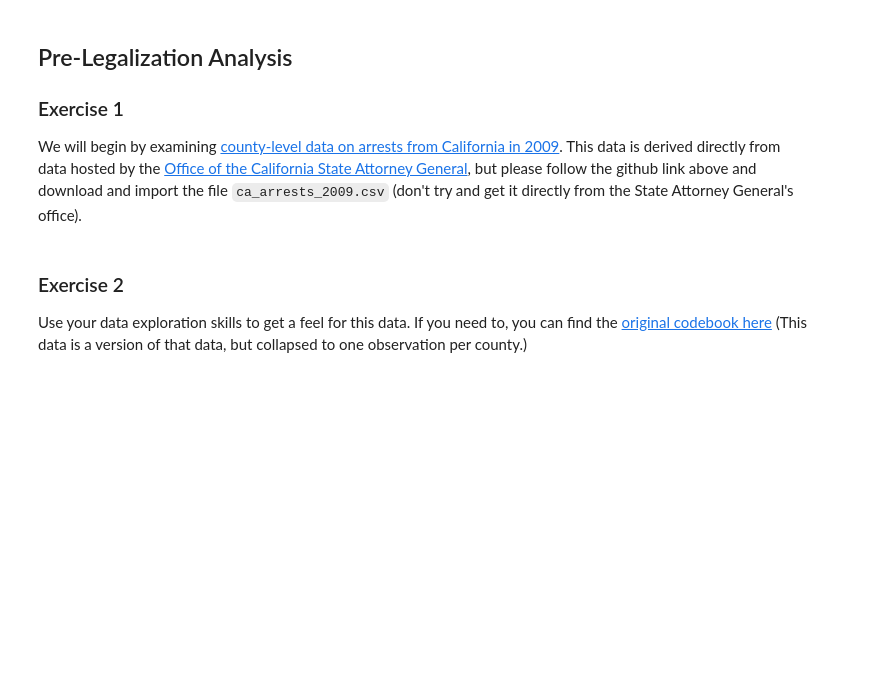
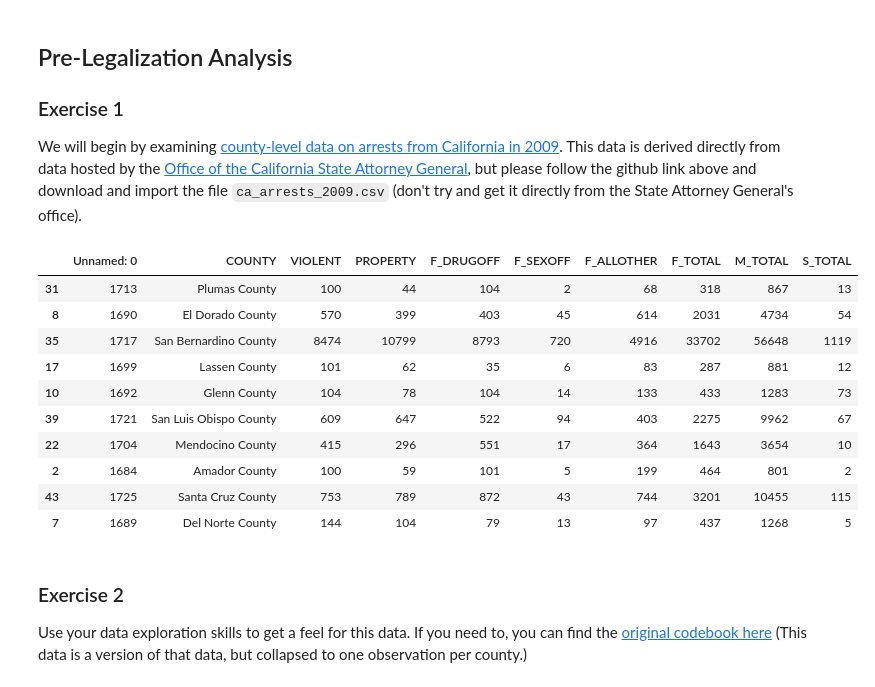
Before and after one commit to TeaTafaj/Merging-PDS, a Jupyter notebook: exercise_merging.ipynb, the cells around one changed output. Saved outputs shown, nothing was run; the diff lists cells and outputs as text; code cells hidden in the pictures; blank space fills up the shorter version.

```diff
--- a/exercise_merging.ipynb
+++ b/exercise_merging.ipynb
@@ -46,11 +46,26 @@ We will begin by examining [county-level data on arrests from California in 2009
 # %%
 import pandas as pd
 import numpy as np
 
 pd.set_option("mode.copy_on_write", True)
+
 carrest_df = pd.read_csv(
     "https://github.com/nickeubank/practicaldatascience_class/raw/refs/heads/master/Example_Data/ca/ca_arrests_2009.csv"
 )
+
+carrest_df.sample(10)
+# %% [output]
+|  | Unnamed: 0 | COUNTY | VIOLENT | PROPERTY | F_DRUGOFF | F_SEXOFF | F_ALLOTHER | F_TOTAL | M_TOTAL | S_TOTAL |
+| 31 | 1713 | Plumas County | 100 | 44 | 104 | 2 | 68 | 318 | 867 | 13 |
+| 8 | 1690 | El Dorado County | 570 | 399 | 403 | 45 | 614 | 2031 | 4734 | 54 |
+| 35 | 1717 | San Bernardino County | 8474 | 10799 | 8793 | 720 | 4916 | 33702 | 56648 | 1119 |
+| 17 | 1699 | Lassen County | 101 | 62 | 35 | 6 | 83 | 287 | 881 | 12 |
+| 10 | 1692 | Glenn County | 104 | 78 | 104 | 14 | 133 | 433 | 1283 | 73 |
+| 39 | 1721 | San Luis Obispo County | 609 | 647 | 522 | 94 | 403 | 2275 | 9962 | 67 |
+| 22 | 1704 | Mendocino County | 415 | 296 | 551 | 17 | 364 | 1643 | 3654 | 10 |
+| 2 | 1684 | Amador County | 100 | 59 | 101 | 5 | 199 | 464 | 801 | 2 |
+| 43 | 1725 | Santa Cruz County | 753 | 789 | 872 | 43 | 744 | 3201 | 10455 | 115 |
+| 7 | 1689 | Del Norte County | 144 | 104 | 79 | 13 | 97 | 437 | 1268 | 5 |
 # %% [markdown]
 ### Exercise 2
 Use your data exploration skills to get a feel for this data. If you need to, you can find the [original codebook here](https://github.com/nickeubank/practicaldatascience/blob/master/Example_Data/ca/arrests_codebook.pdf) (This data is a version of that data, but collapsed to one observation per county.)
```
Also changed, not shown: parts of 16 cells of this notebook.
